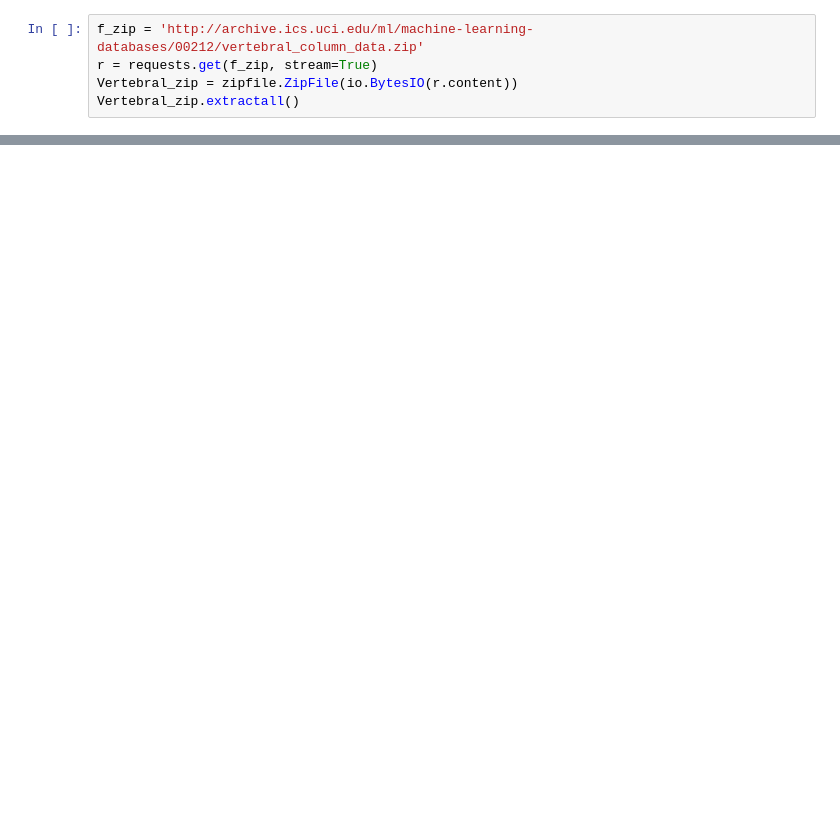
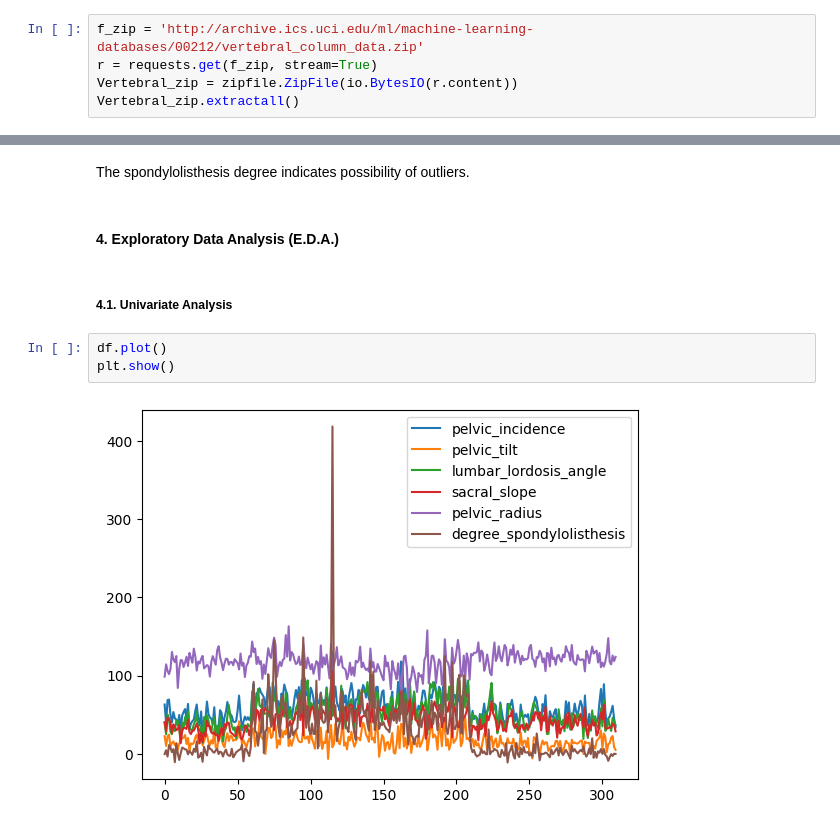
Before and after one commit to PedroFlorencioNeto/vertebral-analysis, a Jupyter notebook: VertebralColumnClassificator.ipynb, the cells around one changed output, grey strips where cells are left out. Drawn from its saved outputs; the diff is of its cells as text; blank space fills up the shorter version.

Commit message:
feat: add data understanding and EDA

```diff
--- a/VertebralColumnClassificator.ipynb
+++ b/VertebralColumnClassificator.ipynb
@@ -23,0 +77,11 @@ df.head()
+# %% [markdown]
+The spondylolisthesis degree indicates possibility of outliers.
+# %% [markdown]
+#### <b>4. Exploratory Data Analysis (E.D.A.)
+# %% [markdown]
+##### <b>4.1. Univariate Analysis
+# %%
+df.plot()
+plt.show()
+# %% [output]
+[figure, added]
```
Also changed, not shown: parts of 28 cells of this notebook, 1 other file.
